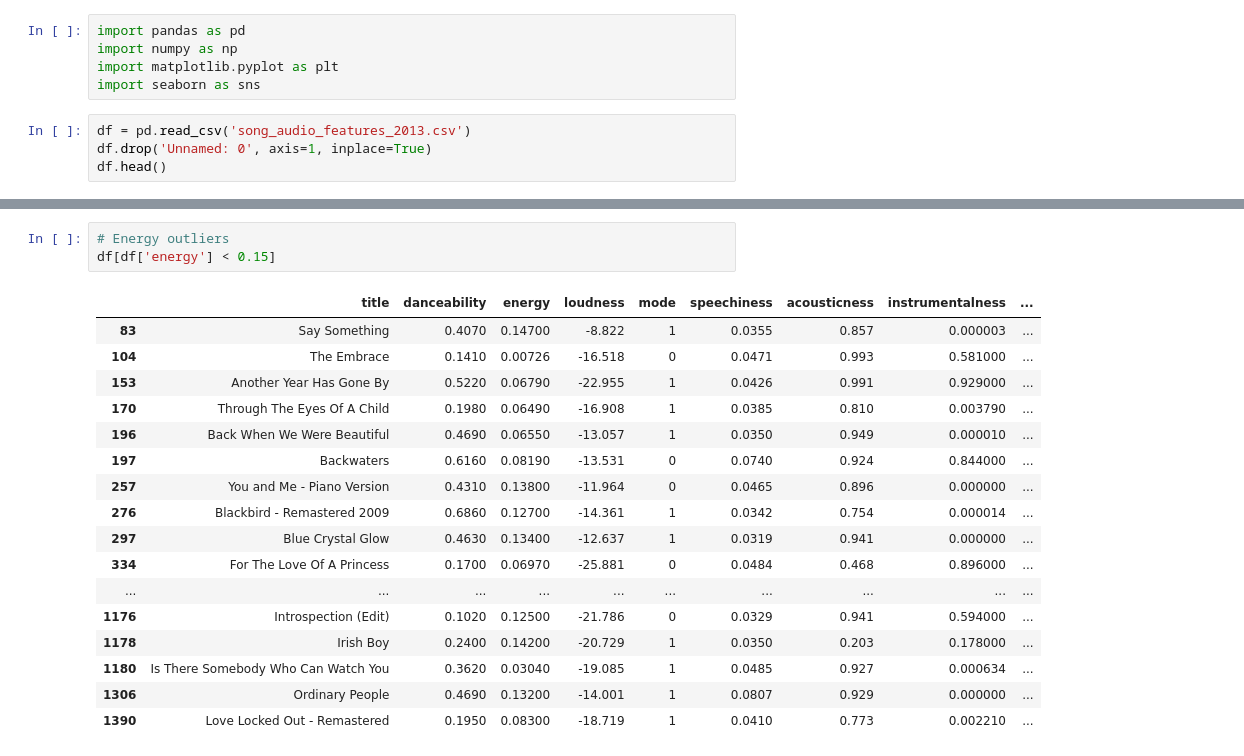
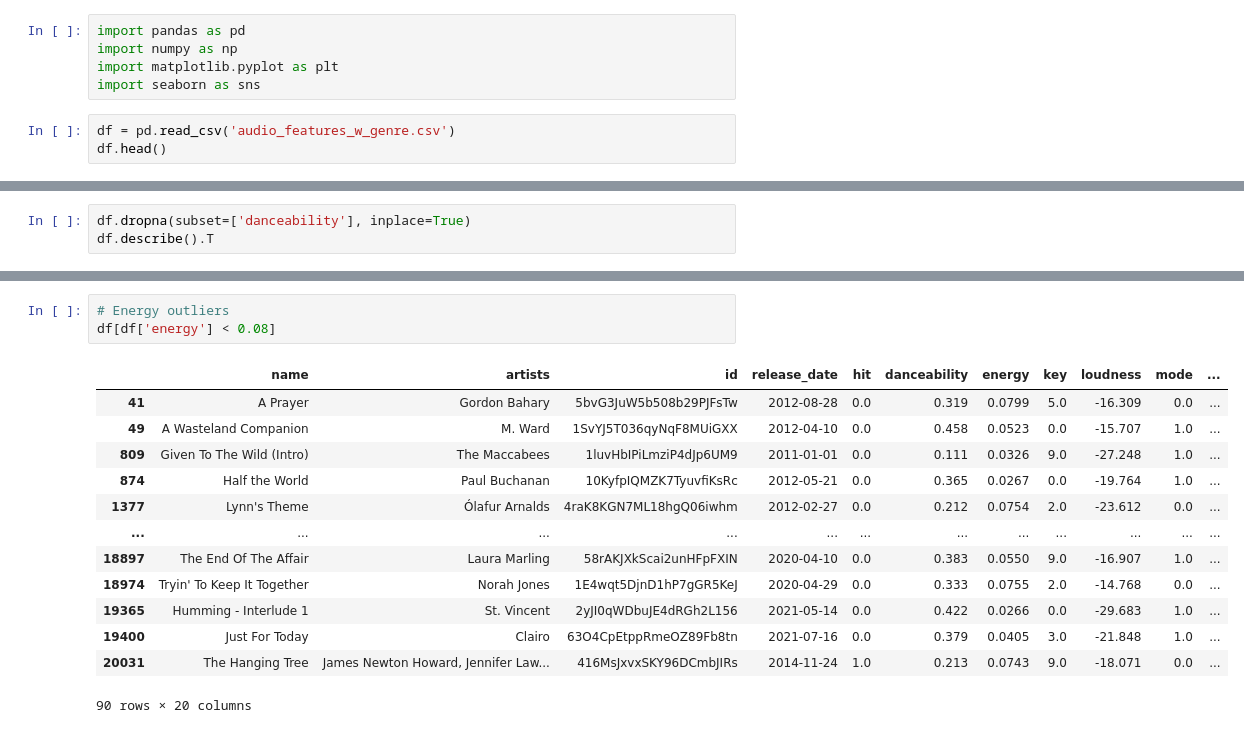
Before and after one commit to kristallqiu99/ANLY-501-Portfolio, a Jupyter notebook: audio_features_cleaning_EDA.ipynb, the cells around one changed output, grey strips where cells are left out. Saved outputs shown, nothing was run; the diff lists cells and outputs as text.

```diff
--- a/audio_features_cleaning_EDA.ipynb
+++ b/audio_features_cleaning_EDA.ipynb
@@ -4,7 +4,6 @@ import numpy as np
 import matplotlib.pyplot as plt
 import seaborn as sns
 # %%
-df = pd.read_csv('song_audio_features_2013.csv')
-df.drop('Unnamed: 0', axis=1, inplace=True)
+df = pd.read_csv('audio_features_w_genre.csv')
 df.head()
 # %% [output]
@@ -55,0 +36,3 @@ df.describe().T
+# %%
+df.dropna(subset=['danceability'], inplace=True)
+df.describe().T
@@ -88,23 +95,19 @@ df[df['danceability'] <= 0.18]
 # %%
 # Energy outliers
-df[df['energy'] < 0.15]
+df[df['energy'] < 0.08]
 # %% [output]
-|  | title | danceability | energy | loudness | mode | speechiness | acousticness | instrumentalness | ... |
-| 83 | Say Something | 0.4070 | 0.14700 | -8.822 | 1 | 0.0355 | 0.857 | 0.000003 | ... |
-| 104 | The Embrace | 0.1410 | 0.00726 | -16.518 | 0 | 0.0471 | 0.993 | 0.581000 | ... |
-| 153 | Another Year Has Gone By | 0.5220 | 0.06790 | -22.955 | 1 | 0.0426 | 0.991 | 0.929000 | ... |
-| 170 | Through The Eyes Of A Child | 0.1980 | 0.06490 | -16.908 | 1 | 0.0385 | 0.810 | 0.003790 | ... |
-| 196 | Back When We Were Beautiful | 0.4690 | 0.06550 | -13.057 | 1 | 0.0350 | 0.949 | 0.000010 | ... |
-| 197 | Backwaters | 0.6160 | 0.08190 | -13.531 | 0 | 0.0740 | 0.924 | 0.844000 | ... |
-| 257 | You and Me - Piano Version | 0.4310 | 0.13800 | -11.964 | 0 | 0.0465 | 0.896 | 0.000000 | ... |
-| 276 | Blackbird - Remastered 2009 | 0.6860 | 0.12700 | -14.361 | 1 | 0.0342 | 0.754 | 0.000014 | ... |
-| 297 | Blue Crystal Glow | 0.4630 | 0.13400 | -12.637 | 1 | 0.0319 | 0.941 | 0.000000 | ... |
-| 334 | For The Love Of A Princess | 0.1700 | 0.06970 | -25.881 | 0 | 0.0484 | 0.468 | 0.896000 | ... |
-| ... | ... | ... | ... | ... | ... | ... | ... | ... | ... |
-| 1176 | Introspection (Edit) | 0.1020 | 0.12500 | -21.786 | 0 | 0.0329 | 0.941 | 0.594000 | ... |
-| 1178 | Irish Boy | 0.2400 | 0.14200 | -20.729 | 1 | 0.0350 | 0.203 | 0.178000 | ... |
-| 1180 | Is There Somebody Who Can Watch You | 0.3620 | 0.03040 | -19.085 | 1 | 0.0485 | 0.927 | 0.000634 | ... |
-| 1306 | Ordinary People | 0.4690 | 0.13200 | -14.001 | 1 | 0.0807 | 0.929 | 0.000000 | ... |
-| 1390 | Love Locked Out - Remastered | 0.1950 | 0.08300 | -18.719 | 1 | 0.0410 | 0.773 | 0.002210 | ... |
+|  | name | artists | id | release_date | hit | danceability | energy | key | loudness | mode | ... |
+| 41 | A Prayer | Gordon Bahary | 5bvG3JuW5b508b29PJFsTw | 2012-08-28 | 0.0 | 0.319 | 0.0799 | 5.0 | -16.309 | 0.0 | ... |
+| 49 | A Wasteland Companion | M. Ward | 1SvYJ5T036qyNqF8MUiGXX | 2012-04-10 | 0.0 | 0.458 | 0.0523 | 0.0 | -15.707 | 1.0 | ... |
+| 809 | Given To The Wild (Intro) | The Maccabees | 1luvHbIPiLmziP4dJp6UM9 | 2011-01-01 | 0.0 | 0.111 | 0.0326 | 9.0 | -27.248 | 1.0 | ... |
+| 874 | Half the World | Paul Buchanan | 10KyfpIQMZK7TyuvfiKsRc | 2012-05-21 | 0.0 | 0.365 | 0.0267 | 0.0 | -19.764 | 1.0 | ... |
+| 1377 | Lynn's Theme | Ólafur Arnalds | 4raK8KGN7ML18hgQ06iwhm | 2012-02-27 | 0.0 | 0.212 | 0.0754 | 2.0 | -23.612 | 0.0 | ... |
+| ... | ... | ... | ... | ... | ... | ... | ... | ... | ... | ... | ... |
+| 18897 | The End Of The Affair | Laura Marling | 58rAKJXkScai2unHFpFXIN | 2020-04-10 | 0.0 | 0.383 | 0.0550 | 9.0 | -16.907 | 1.0 | ... |
+| 18974 | Tryin' To Keep It Together | Norah Jones | 1E4wqt5DjnD1hP7gGR5KeJ | 2020-04-29 | 0.0 | 0.333 | 0.0755 | 2.0 | -14.768 | 0.0 | ... |
+| 19365 | Humming - Interlude 1 | St. Vincent | 2yJI0qWDbuJE4dRGh2L156 | 2021-05-14 | 0.0 | 0.422 | 0.0266 | 0.0 | -29.683 | 1.0 | ... |
+| 19400 | Just For Today | Clairo | 63O4CpEtppRmeOZ89Fb8tn | 2021-07-16 | 0.0 | 0.379 | 0.0405 | 3.0 | -21.848 | 1.0 | ... |
+| 20031 | The Hanging Tree | James Newton Howard, Jennifer Law... | 416MsJxvxSKY96DCmbJIRs | 2014-11-24 | 1.0 | 0.213 | 0.0743 | 9.0 | -18.071 | 0.0 | ... |
+90 rows × 20 columns
 # %%
 # Loudness outliers
```
Also changed, not shown: parts of 22 cells of this notebook, 6 other files.
